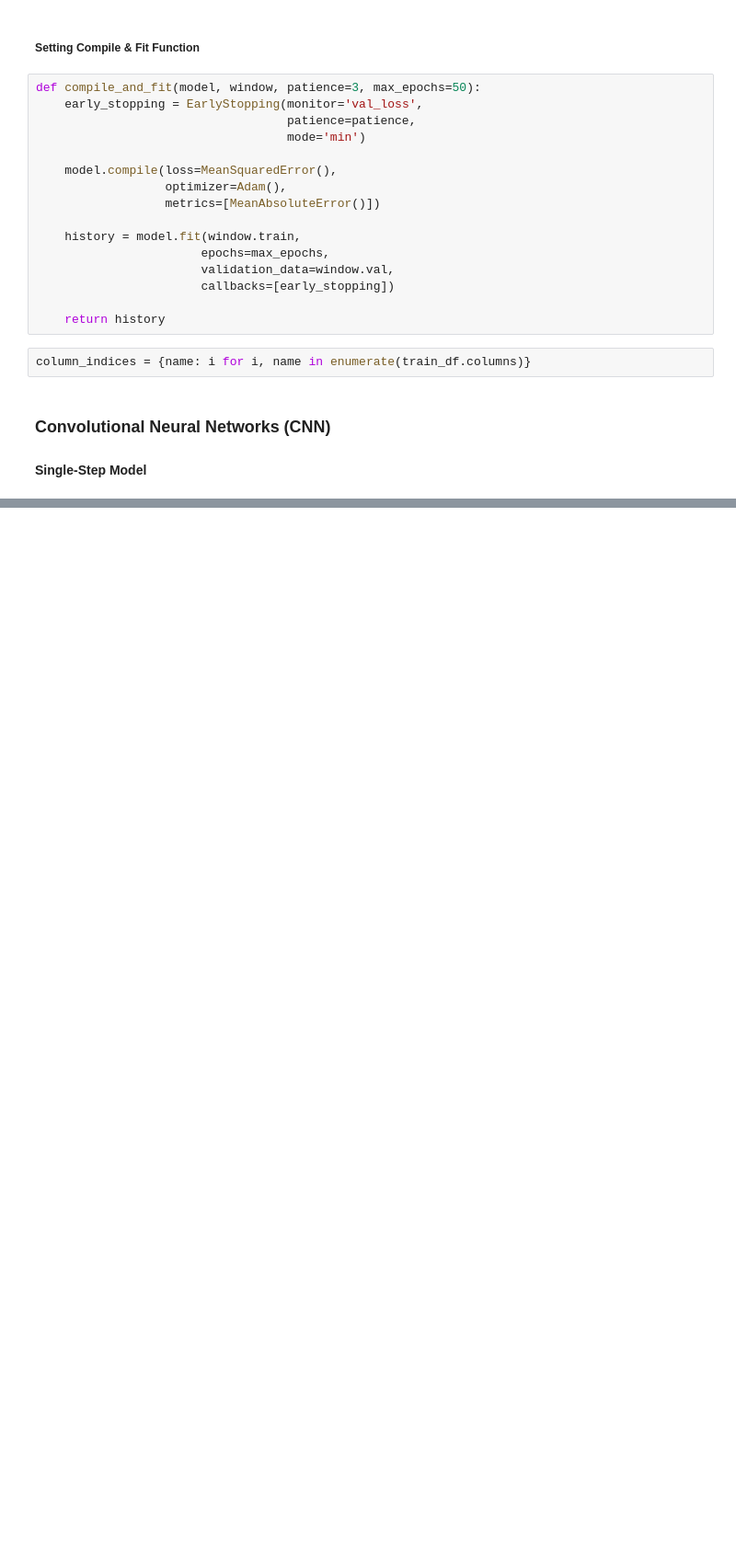
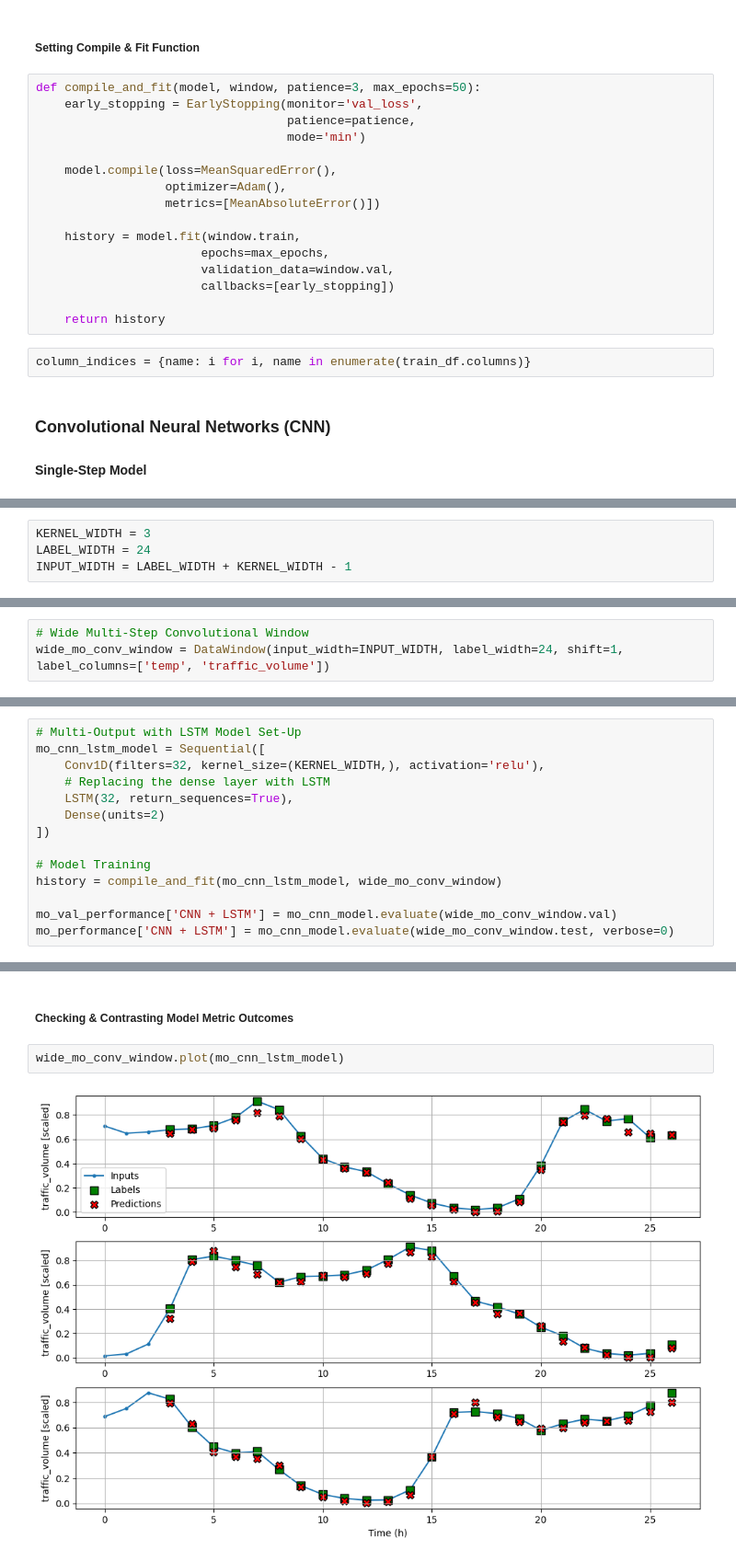
Before and after one commit to joakor89/Time_series_in_python, a Jupyter notebook: chap_16/filter_ts_CNN.ipynb, the cells around one changed output, grey strips where cells are left out. Shown at 92% size. Drawn from its saved outputs; the diff is of its cells as text; blank space fills up the shorter version.

```diff
--- a/chap_16/filter_ts_CNN.ipynb
+++ b/chap_16/filter_ts_CNN.ipynb
@@ -191,0 +432,4 @@ column_indices = {name: i for i, name in enumerate(train_df.columns)}
+# %%
+KERNEL_WIDTH = 3
+LABEL_WIDTH = 24
+INPUT_WIDTH = LABEL_WIDTH + KERNEL_WIDTH - 1
@@ -191,0 +441,3 @@ column_indices = {name: i for i, name in enumerate(train_df.columns)}
+# %%
+# Wide Multi-Step Convolutional Window
+wide_mo_conv_window = DataWindow(input_width=INPUT_WIDTH, label_width=24, shift=1, label_columns=['temp', 'traffic_volume'])
@@ -191,0 +480,14 @@ column_indices = {name: i for i, name in enumerate(train_df.columns)}
+# %%
+# Multi-Output with LSTM Model Set-Up
+mo_cnn_lstm_model = Sequential([
+    Conv1D(filters=32, kernel_size=(KERNEL_WIDTH,), activation='relu'),
+    # Replacing the dense layer with LSTM
+    LSTM(32, return_sequences=True),
+    Dense(units=2)
+])
+
+# Model Training
+history = compile_and_fit(mo_cnn_lstm_model, wide_mo_conv_window)
+
+mo_val_performance['CNN + LSTM'] = mo_cnn_model.evaluate(wide_mo_conv_window.val)
+mo_performance['CNN + LSTM'] = mo_cnn_model.evaluate(wide_mo_conv_window.test, verbose=0)
@@ -191,0 +512,6 @@ column_indices = {name: i for i, name in enumerate(train_df.columns)}
+# %% [markdown]
+##### Checking & Contrasting Model Metric Outcomes
+# %%
+wide_mo_conv_window.plot(mo_cnn_lstm_model)
+# %% [output]
+[figure, added]
```
Also changed, not shown: parts of 25 cells of this notebook.
